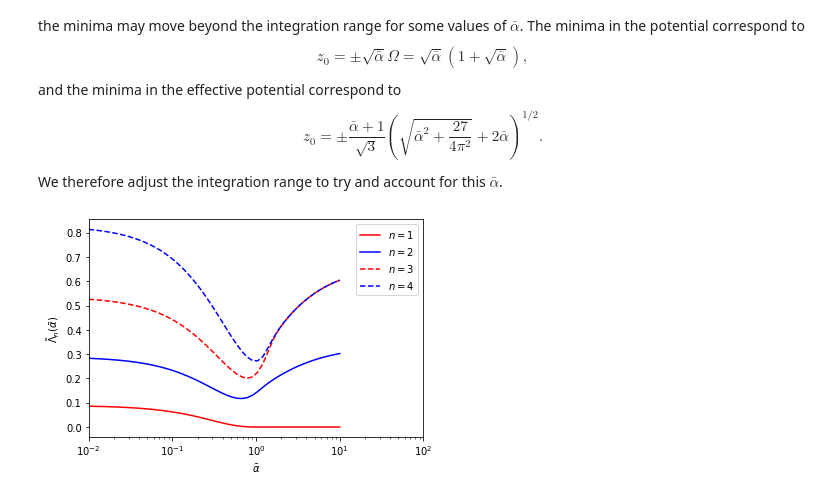
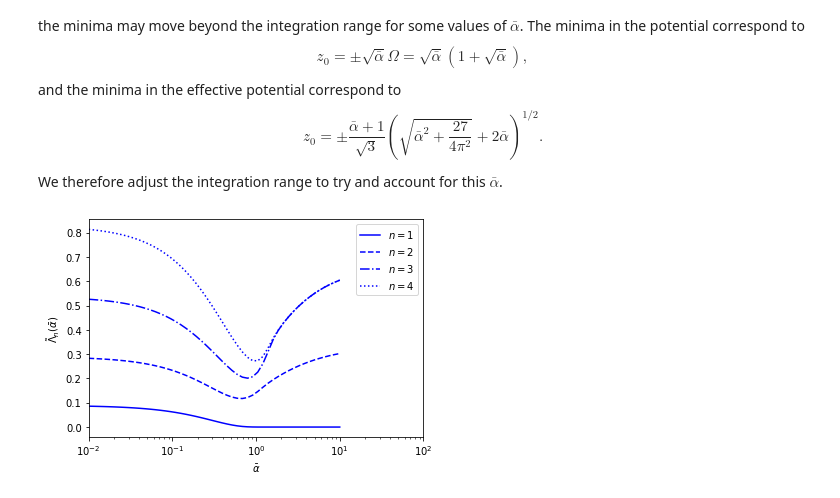
Before and after one commit to oleksiysmola/MSci-Project-Solving-the-Fokker-Planck-equation, a Jupyter notebook: Quartic Potential.ipynb, the cells around one changed output. Saved outputs shown, nothing was run; the diff lists cells and outputs as text; code cells hidden in the pictures.

```diff
--- a/Quartic Potential.ipynb
+++ b/Quartic Potential.ipynb
@@ -1021,14 +1104,14 @@ for i in range(len(alpha)):
 
     eigenvalues_4[i], results_brent_4 = optimize.brentq(eigenvalue_function.eigenfunction, eigenvalue_lower, eigenvalue_upper, full_output=True, xtol=tolerance)
 # %%
-plt.plot(-alpha, eigenvalues_1, "r-", label="$n=1$")
-plt.plot(-alpha, eigenvalues_2, "b-", label="$n=2$")
-plt.plot(-alpha, eigenvalues_3, "r--", label="$n=3$")
-plt.plot(-alpha, eigenvalues_4, "b--", label="$n=4$")
+plt.plot(-alpha, eigenvalues_1, "b-", label="$n=1$")
+plt.plot(-alpha, eigenvalues_2, "b--", label="$n=2$")
+plt.plot(-alpha, eigenvalues_3, "b-.", label="$n=3$")
+plt.plot(-alpha, eigenvalues_4, "b:", label="$n=4$")
 plt.xlim(1e-2, 1e2)
 plt.legend()
 plt.xlabel("$\\bar{\\alpha}$")
 plt.ylabel("$\\tilde{\Lambda}_n(\\bar{\\alpha})$")
 plt.xscale("log")
 # %% [output]
-[figure, old version]
+[figure, new version]
```
Also changed, not shown: parts of 7 cells of this notebook, 1 other file.
